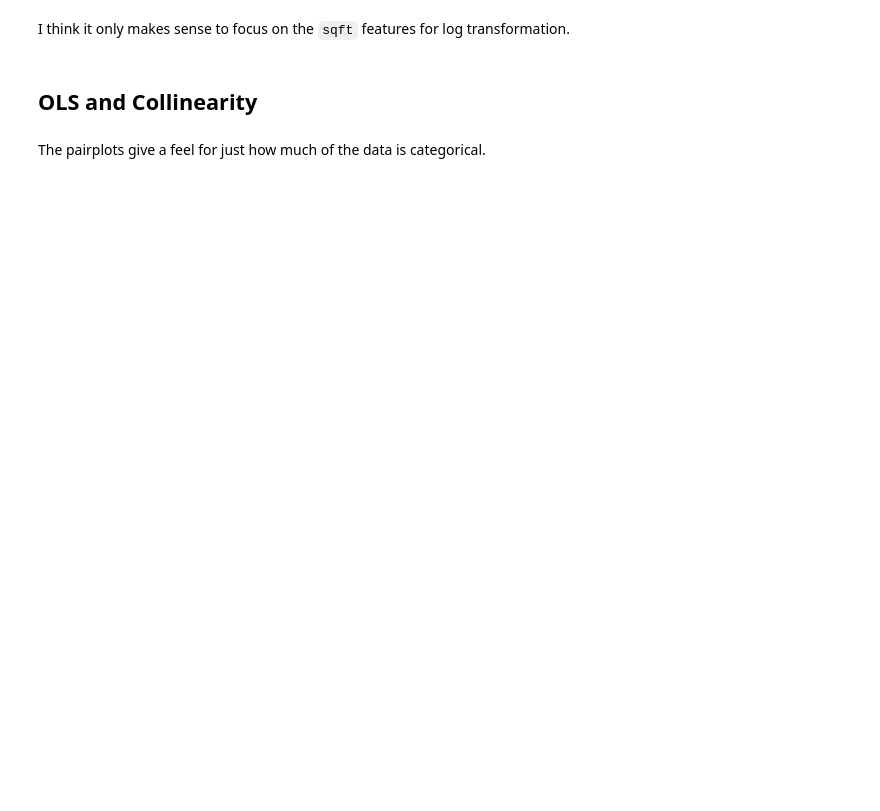
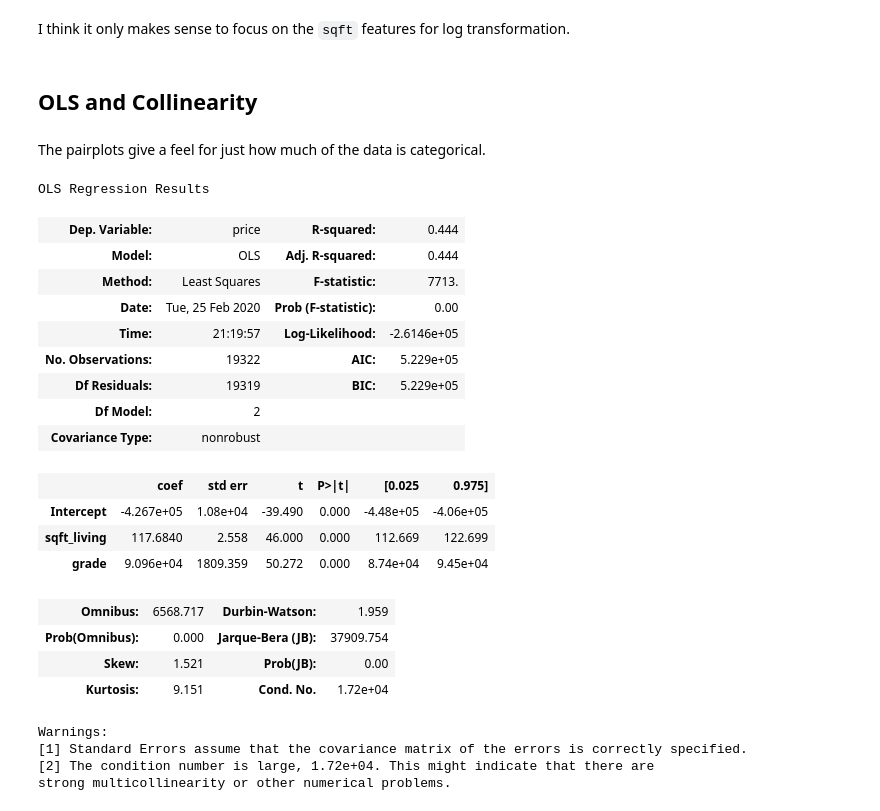
Before and after one commit to jammy-bot/dsc-mod-2-project-v2-1-online-ds-ft-120919, a Jupyter notebook: 3-model-and-conclude.ipynb, the cells around one changed output. Saved outputs shown, nothing was run; the diff lists cells and outputs as text; code cells hidden in the pictures; blank space fills up the shorter version.

```diff
--- a/3-model-and-conclude.ipynb
+++ b/3-model-and-conclude.ipynb
@@ -504,3 +536,39 @@ plt.show()
 # plt.show()
 # %% [markdown]
 The pairplots give a feel for just how much of the data is categorical.
+# %%
+# set outcome ('target')
+outcome = 'price'
+# initialize variable for columns to submit to ols
+x_cols2 = ['sqft_living',
+ 'grade']
+# define the formula to run the inputs
+predictors = '+'.join(x_cols2)
+formula = outcome + '~' + predictors
+
+# name the model request and compute a summary
+model2 = ols(formula=formula, data=mod_df).fit()
+model2.summary()
+# %% [output]
+OLS Regression Results
+| Dep. Variable: | price | R-squared: | 0.444 |
+| Model: | OLS | Adj. R-squared: | 0.444 |
+| Method: | Least Squares | F-statistic: | 7713. |
+| Date: | Tue, 25 Feb 2020 | Prob (F-statistic): | 0.00 |
+| Time: | 21:19:57 | Log-Likelihood: | -2.6146e+05 |
+| No. Observations: | 19322 | AIC: | 5.229e+05 |
+| Df Residuals: | 19319 | BIC: | 5.229e+05 |
+| Df Model: | 2 |  |  |
+| Covariance Type: | nonrobust |  |  |
+|  | coef | std err | t | P>|t| | [0.025 | 0.975] |
+| Intercept | -4.267e+05 | 1.08e+04 | -39.490 | 0.000 | -4.48e+05 | -4.06e+05 |
+| sqft_living | 117.6840 | 2.558 | 46.000 | 0.000 | 112.669 | 122.699 |
+| grade | 9.096e+04 | 1809.359 | 50.272 | 0.000 | 8.74e+04 | 9.45e+04 |
+| Omnibus: | 6568.717 | Durbin-Watson: | 1.959 |
+| Prob(Omnibus): | 0.000 | Jarque-Bera (JB): | 37909.754 |
+| Skew: | 1.521 | Prob(JB): | 0.00 |
+| Kurtosis: | 9.151 | Cond. No. | 1.72e+04 |
+Warnings:
+[1] Standard Errors assume that the covariance matrix of the errors is correctly specified.
+[2] The condition number is large, 1.72e+04. This might indicate that there are
+strong multicollinearity or other numerical problems.
```
Also changed, not shown: parts of 19 cells of this notebook, 1 other file.
